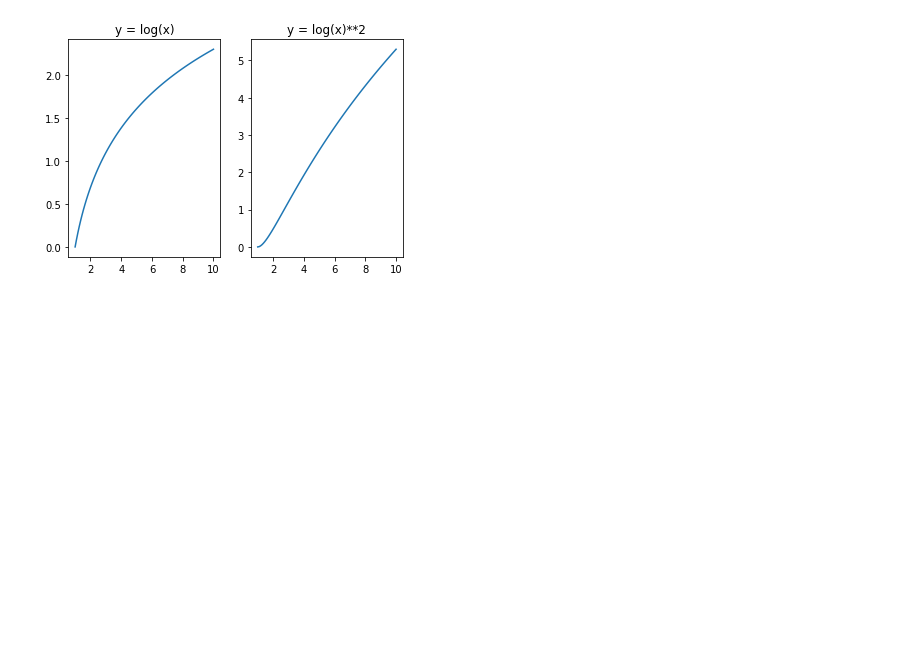
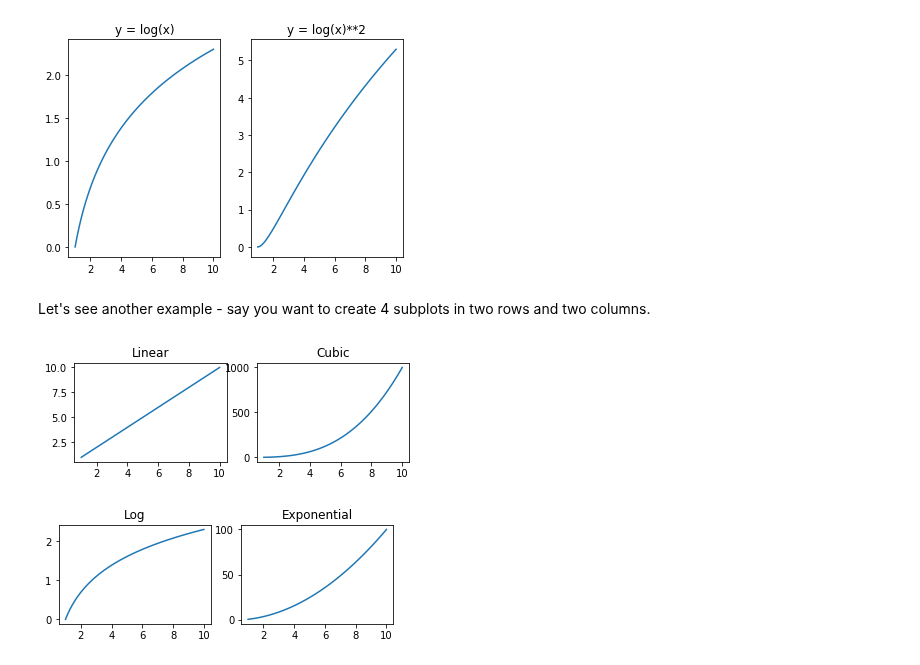
Before and after one commit to R-aryan/Machine_Learning_Crash_Course, a Jupyter notebook: Data Visualization/Matplotlib_Introduction.ipynb, the cells around one changed output. Drawn from its saved outputs; the diff is of its cells as text; code cells hidden in the pictures; blank space fills up the shorter version.

```diff
--- a/Data Visualization/Matplotlib_Introduction.ipynb
+++ b/Data Visualization/Matplotlib_Introduction.ipynb
@@ -115,3 +115,40 @@ plt.plot(x, y**2)
 plt.show()
 # %% [output]
 [figure]
+# %% [markdown]
+Let's see another example - say you want to create 4 subplots in two rows and two columns.
+# %%
+# Example: Create a figure having 4 subplots
+x = np.linspace(1, 10, 100)
+
+# Optional command, since matplotlib creates a figure by default anyway
+plt.figure(1)
+
+# subplot 1
+plt.subplot(2, 2, 1)
+plt.title("Linear")
+plt.plot(x, x)
+
+
+# subplot 2
+plt.subplot(2, 2, 2)
+plt.title("Cubic")
+plt.plot(x, x**3)
+
+
+# subplot 3
+plt.figure(2)
+plt.subplot(2, 2, 1)
+plt.title("Log")
+plt.plot(x, np.log(x))
+
+# subplot 4
+plt.subplot(2, 2, 2)
+plt.title("Exponential")
+plt.plot(x, x**2)
+
+
+plt.show()
+# %% [output]
+[figure, added]
+[figure, added]
```
